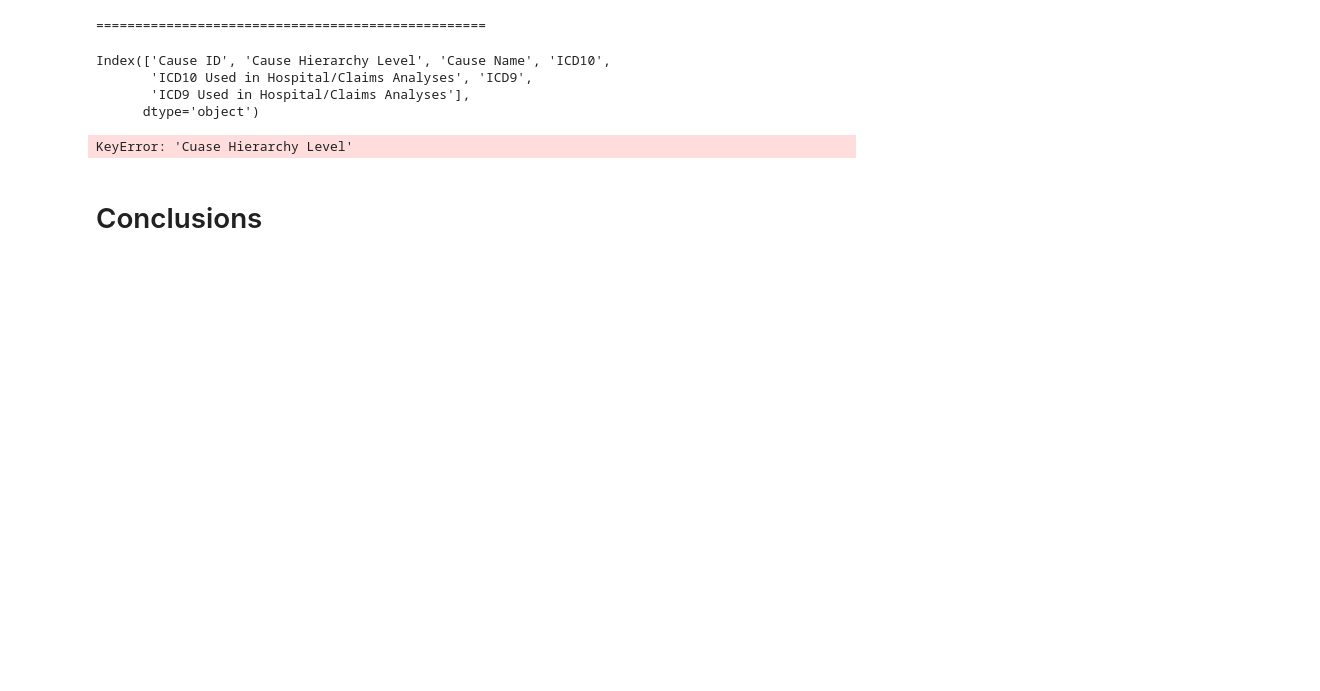
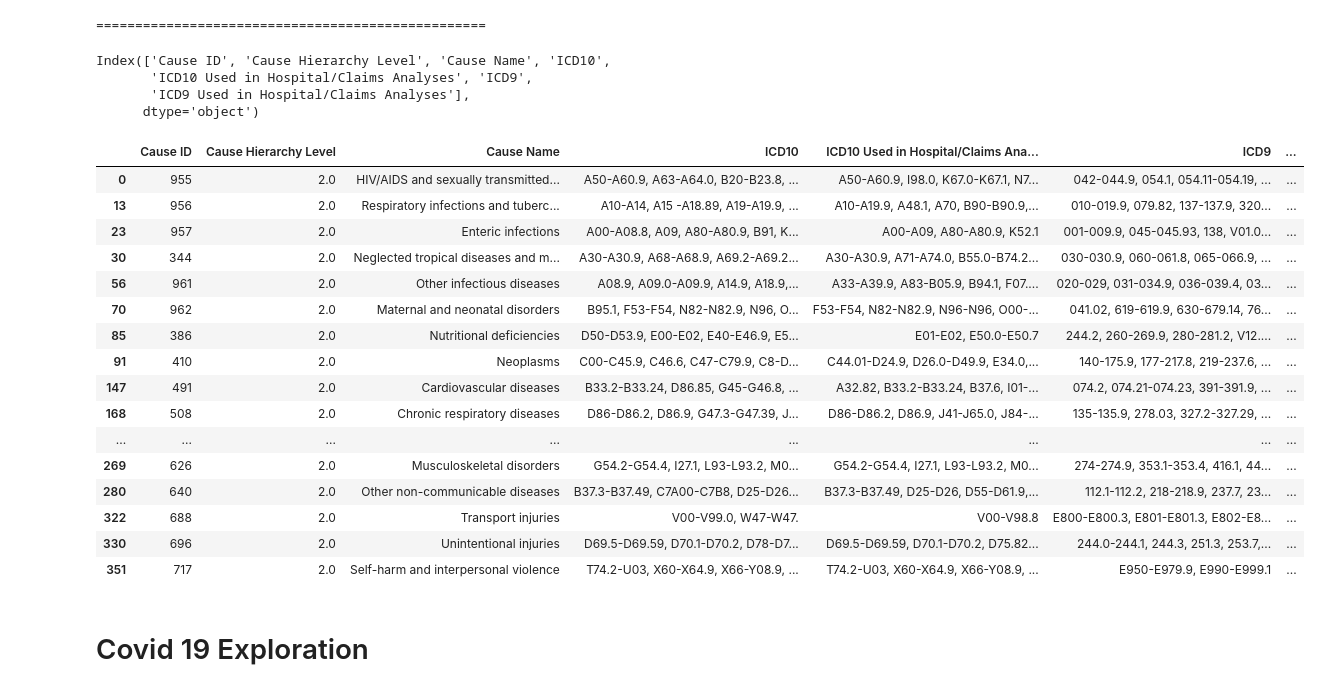
Before and after one commit to JewelsHovan/Milestone-I, a Jupyter notebook: src/Narrative.ipynb, the cells around one changed output. Saved outputs shown, nothing was run; the diff lists cells and outputs as text; code cells hidden in the pictures; blank space fills up the shorter version.

Commit message:
added covid analysis

```diff
--- a/src/Narrative.ipynb
+++ b/src/Narrative.ipynb
@@ -836,10 +837,24 @@ Index(['Cause ID', 'Cause Hierarchy Level', 'Cause Name', 'ICD10',
       dtype='object')
 # %%
 # filter for cause hiearchy level of 2.0
-nonfatal_level2_map_df = nonfatal_level2_map_df[nonfatal_level2_map_df['Cause Hierarchy Level Hierarchy Level'] == 2.0]
+nonfatal_level2_map_df = nonfatal_level2_map_df[nonfatal_level2_map_df['Cause Hierarchy Level'] == 2.0]
 
 nonfatal_level2_map_df
 # %% [output]
-KeyError: 'Cuase Hierarchy Level'
+|  | Cause ID | Cause Hierarchy Level | Cause Name | ICD10 | ICD10 Used in Hospital/Claims Ana... | ICD9 | ... |
+| 0 | 955 | 2.0 | HIV/AIDS and sexually transmitted... | A50-A60.9, A63-A64.0, B20-B23.8, ... | A50-A60.9, I98.0, K67.0-K67.1, N7... | 042-044.9, 054.1, 054.11-054.19, ... | ... |
+| 13 | 956 | 2.0 | Respiratory infections and tuberc... | A10-A14, A15 -A18.89, A19-A19.9, ... | A10-A19.9, A48.1, A70, B90-B90.9,... | 010-019.9, 079.82, 137-137.9, 320... | ... |
+| 23 | 957 | 2.0 | Enteric infections | A00-A08.8, A09, A80-A80.9, B91, K... | A00-A09, A80-A80.9, K52.1 | 001-009.9, 045-045.93, 138, V01.0... | ... |
+| 30 | 344 | 2.0 | Neglected tropical diseases and m... | A30-A30.9, A68-A68.9, A69.2-A69.2... | A30-A30.9, A71-A74.0, B55.0-B74.2... | 030-030.9, 060-061.8, 065-066.9, ... | ... |
+| 56 | 961 | 2.0 | Other infectious diseases | A08.9, A09.0-A09.9, A14.9, A18.9,... | A33-A39.9, A83-B05.9, B94.1, F07.... | 020-029, 031-034.9, 036-039.4, 03... | ... |
+| 70 | 962 | 2.0 | Maternal and neonatal disorders | B95.1, F53-F54, N82-N82.9, N96, O... | F53-F54, N82-N82.9, N96-N96, O00-... | 041.02, 619-619.9, 630-679.14, 76... | ... |
+| 85 | 386 | 2.0 | Nutritional deficiencies | D50-D53.9, E00-E02, E40-E46.9, E5... | E01-E02, E50.0-E50.7 | 244.2, 260-269.9, 280-281.2, V12.... | ... |
+| 91 | 410 | 2.0 | Neoplasms | C00-C45.9, C46.6, C47-C79.9, C8-D... | C44.01-D24.9, D26.0-D49.9, E34.0,... | 140-175.9, 177-217.8, 219-237.6, ... | ... |
+| 147 | 491 | 2.0 | Cardiovascular diseases | B33.2-B33.24, D86.85, G45-G46.8, ... | A32.82, B33.2-B33.24, B37.6, I01-... | 074.2, 074.21-074.23, 391-391.9, ... | ... |
+| 168 | 508 | 2.0 | Chronic respiratory diseases | D86-D86.2, D86.9, G47.3-G47.39, J... | D86-D86.2, D86.9, J41-J65.0, J84-... | 135-135.9, 278.03, 327.2-327.29, ... | ... |
+| ... | ... | ... | ... | ... | ... | ... | ... |
+| 269 | 626 | 2.0 | Musculoskeletal disorders | G54.2-G54.4, I27.1, L93-L93.2, M0... | G54.2-G54.4, I27.1, L93-L93.2, M0... | 274-274.9, 353.1-353.4, 416.1, 44... | ... |
+| 280 | 640 | 2.0 | Other non-communicable diseases | B37.3-B37.49, C7A00-C7B8, D25-D26... | B37.3-B37.49, D25-D26, D55-D61.9,... | 112.1-112.2, 218-218.9, 237.7, 23... | ... |
+| 322 | 688 | 2.0 | Transport injuries | V00-V99.0, W47-W47. | V00-V98.8 | E800-E800.3, E801-E801.3, E802-E8... | ... |
+| 330 | 696 | 2.0 | Unintentional injuries | D69.5-D69.59, D70.1-D70.2, D78-D7... | D69.5-D69.59, D70.1-D70.2, D75.82... | 244.0-244.1, 244.3, 251.3, 253.7,... | ... |
+| 351 | 717 | 2.0 | Self-harm and interpersonal violence | T74.2-U03, X60-X64.9, X66-Y08.9, ... | T74.2-U03, X60-X64.9, X66-Y08.9, ... | E950-E979.9, E990-E999.1 | ... |
-# %% [markdown]
-# Conclusions
@@ -845,0 +873,2 @@ KeyError: 'Cuase Hierarchy Level'
+# %% [markdown]
+# Covid 19 Exploration
```
Also changed, not shown: parts of 14 cells of this notebook, 4 other files.
